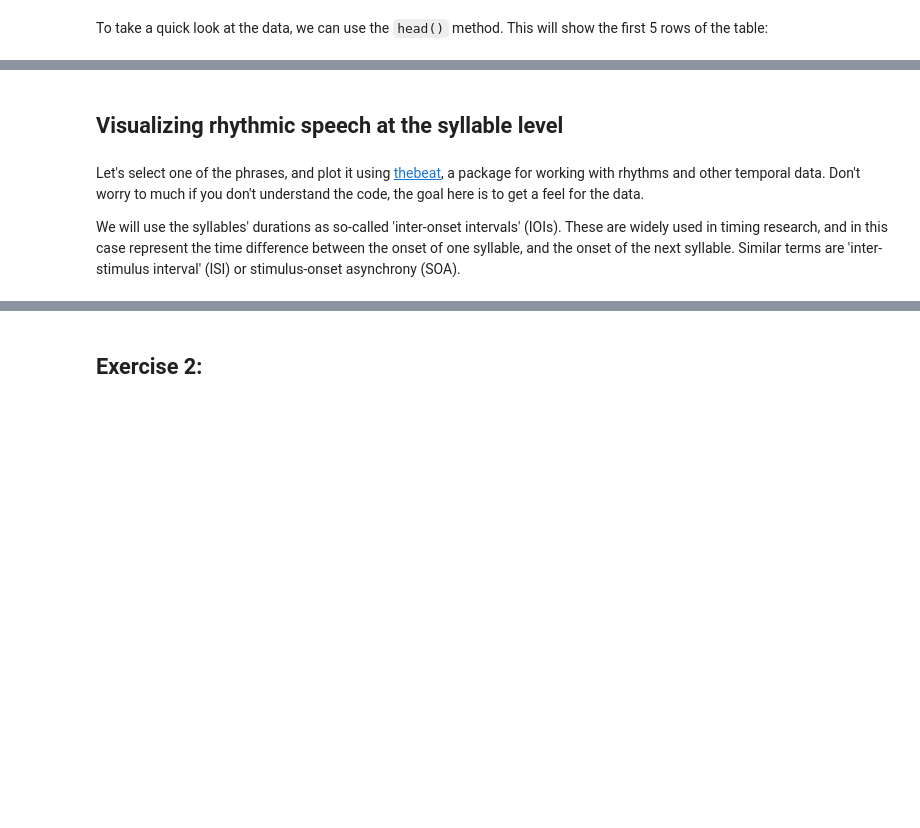
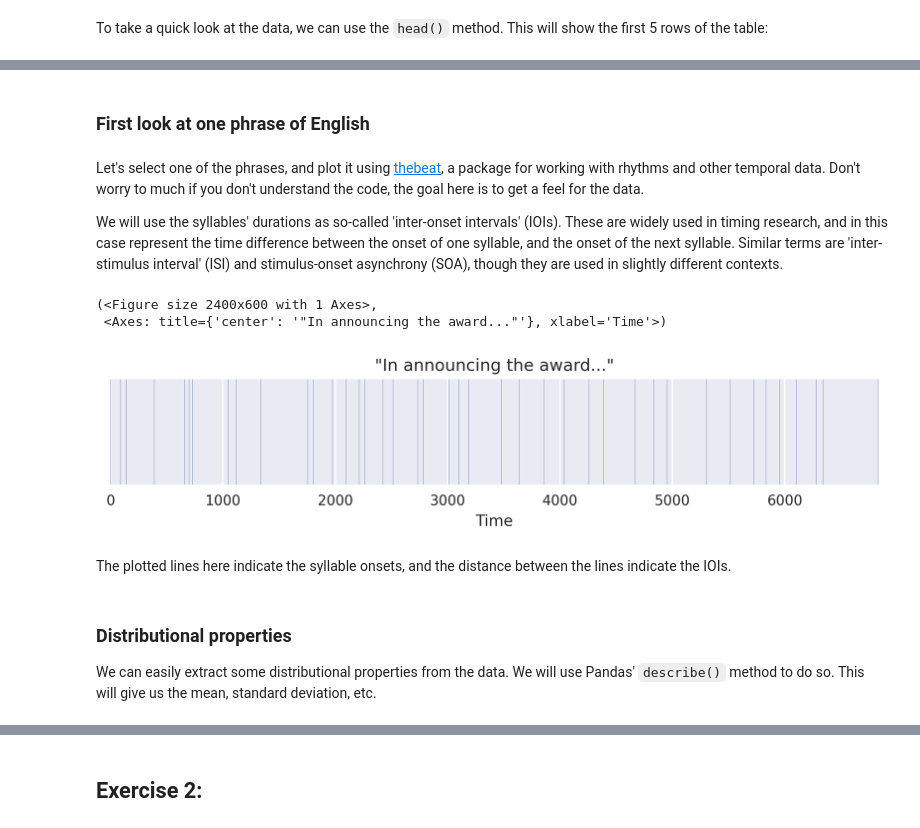
Before and after one commit to Jellevanderwerff/st_etienne_winterschool, a Jupyter notebook: notebooks/beginner.ipynb, the cells around one changed output, grey strips where cells are left out. Saved outputs shown, nothing was run; the diff lists cells and outputs as text; code cells hidden in the pictures; blank space fills up the shorter version.

```diff
--- a/notebooks/beginner.ipynb
+++ b/notebooks/beginner.ipynb
@@ -56,15 +63,25 @@ syllables.head()
-# %% [markdown]
-## Visualizing rhythmic speech at the syllable level
+# %% [markdown]
+### First look at one phrase of English
 # %% [markdown]
 Let's select one of the phrases, and plot it using [thebeat](https://thebeat.readthedocs.io), a package for working with rhythms and other temporal data. Don't worry to much if you don't understand the code, the goal here is to get a feel for the data.
 
-We will use the syllables' durations as so-called 'inter-onset intervals' (IOIs). These are widely used in timing research, and in this case represent the time difference between the onset of one syllable, and the onset of the next syllable. Similar terms are 'inter-stimulus interval' (ISI) or stimulus-onset asynchrony (SOA).
+We will use the syllables' durations as so-called 'inter-onset intervals' (IOIs). These are widely used in timing research, and in this case represent the time difference between the onset of one syllable, and the onset of the next syllable. Similar terms are 'inter-stimulus interval' (ISI) and stimulus-onset asynchrony (SOA), though they are used in slightly different contexts.
 # %%
-# Select the second phrase
-phrase = syllables[syllables.phrase == 2]
+# Select the fourth phrase
+phrase = syllables[syllables.phrase == 4]
 
 # Make a 'Sequence' out of the phrase's syllable durations
 sequence = thebeat.Sequence(iois=phrase.syllable_duration)
 
 # Plot!
-sequence.plot_sequence(title="More news about the Reverend...")
+sequence.plot_sequence(title='"In announcing the award..."', dpi=300, figsize=(8, 2))
+# %% [output]
+(<Figure size 2400x600 with 1 Axes>,
+ <Axes: title={'center': '"In announcing the award..."'}, xlabel='Time'>)
+[figure, added]
+# %% [markdown]
+The plotted lines here indicate the syllable onsets, and the distance between the lines indicate the IOIs.
+# %% [markdown]
+### Distributional properties
+
+We can easily extract some distributional properties from the data. We will use Pandas' `describe()` method to do so. This will give us the mean, standard deviation, etc.
```
Also changed, not shown: parts of 20 cells of this notebook.
